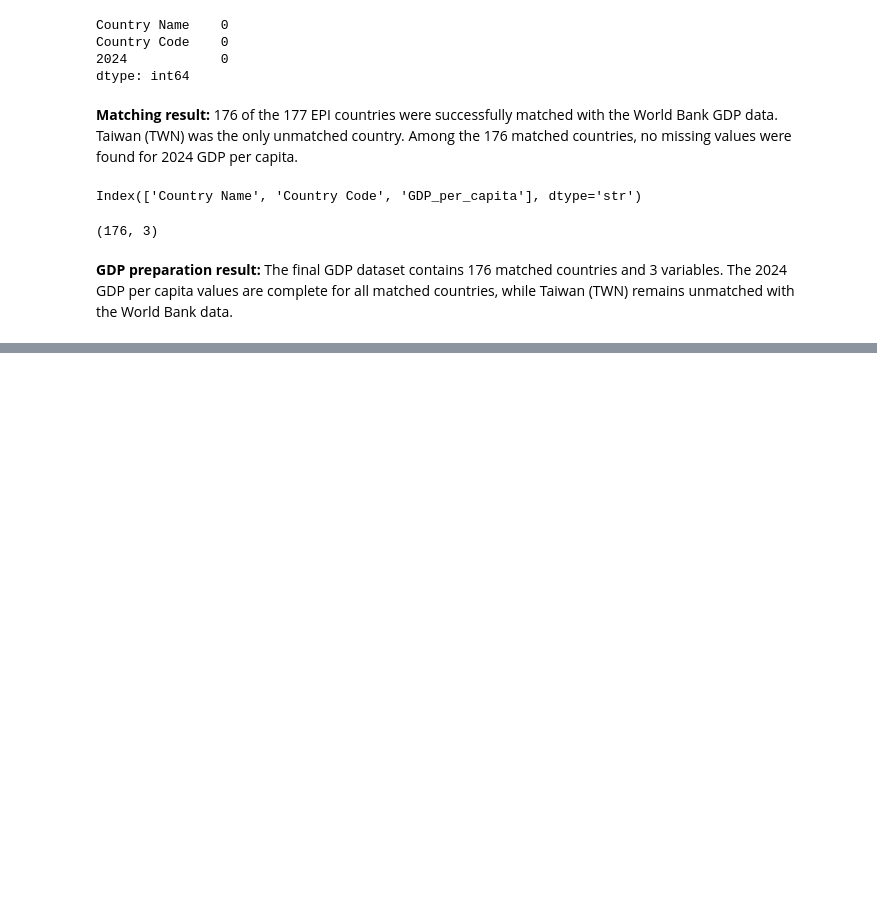
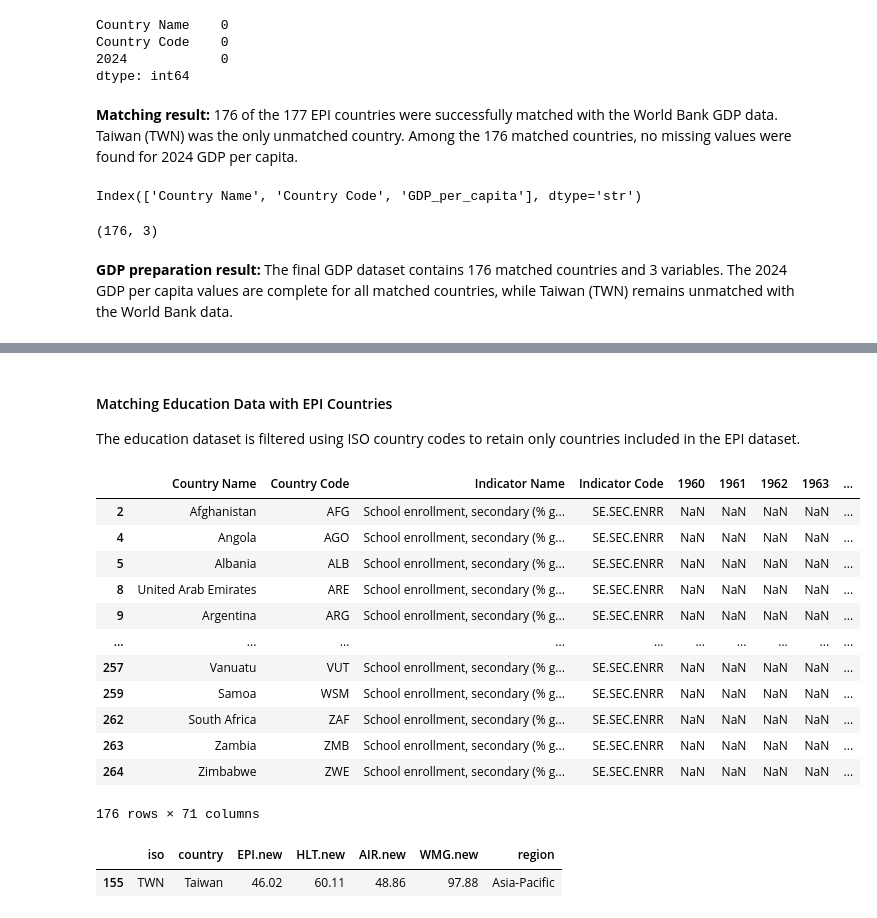
Before and after one commit to Adapala4/environmental-performance-analysis, a Jupyter notebook: environmental_analysis.ipynb, the cells around one changed output, grey strips where cells are left out. Drawn from its saved outputs; the diff is of its cells as text; code cells hidden in the pictures; blank space fills up the shorter version.

Commit message:
Prepare and match education data with EPI countries

```diff
--- a/environmental_analysis.ipynb
+++ b/environmental_analysis.ipynb
@@ -207,0 +212,2 @@ gdp_matched.shape
+# %%
+education = pd.read_csv("data/world_bank/education/API_SE.SEC.ENRR_DS2_en_csv_v2_37594.csv", skiprows = 4)
@@ -207,0 +238,27 @@ gdp_matched.shape
+# %% [markdown]
+#### Matching Education Data with EPI Countries
+
+The education dataset is filtered using ISO country codes to retain only countries included in the EPI dataset.
+# %%
+education_mask = education['Country Code'].isin(epi_analysis['iso'])
+edu_matched = education[education_mask]
+edu_matched
+# %% [output]
+|  | Country Name | Country Code | Indicator Name | Indicator Code | 1960 | 1961 | 1962 | 1963 | ... |
+| 2 | Afghanistan | AFG | School enrollment, secondary (% g... | SE.SEC.ENRR | NaN | NaN | NaN | NaN | ... |
+| 4 | Angola | AGO | School enrollment, secondary (% g... | SE.SEC.ENRR | NaN | NaN | NaN | NaN | ... |
+| 5 | Albania | ALB | School enrollment, secondary (% g... | SE.SEC.ENRR | NaN | NaN | NaN | NaN | ... |
+| 8 | United Arab Emirates | ARE | School enrollment, secondary (% g... | SE.SEC.ENRR | NaN | NaN | NaN | NaN | ... |
+| 9 | Argentina | ARG | School enrollment, secondary (% g... | SE.SEC.ENRR | NaN | NaN | NaN | NaN | ... |
+| ... | ... | ... | ... | ... | ... | ... | ... | ... | ... |
+| 257 | Vanuatu | VUT | School enrollment, secondary (% g... | SE.SEC.ENRR | NaN | NaN | NaN | NaN | ... |
+| 259 | Samoa | WSM | School enrollment, secondary (% g... | SE.SEC.ENRR | NaN | NaN | NaN | NaN | ... |
+| 262 | South Africa | ZAF | School enrollment, secondary (% g... | SE.SEC.ENRR | NaN | NaN | NaN | NaN | ... |
+| 263 | Zambia | ZMB | School enrollment, secondary (% g... | SE.SEC.ENRR | NaN | NaN | NaN | NaN | ... |
+| 264 | Zimbabwe | ZWE | School enrollment, secondary (% g... | SE.SEC.ENRR | NaN | NaN | NaN | NaN | ... |
+176 rows × 71 columns
+# %%
+epi_analysis[~epi_analysis['iso'].isin(education['Country Code'])]
+# %% [output]
+|  | iso | country | EPI.new | HLT.new | AIR.new | WMG.new | region |
+| 155 | TWN | Taiwan | 46.02 | 60.11 | 48.86 | 97.88 | Asia-Pacific |
```
Also changed, not shown: parts of 15 cells of this notebook.
